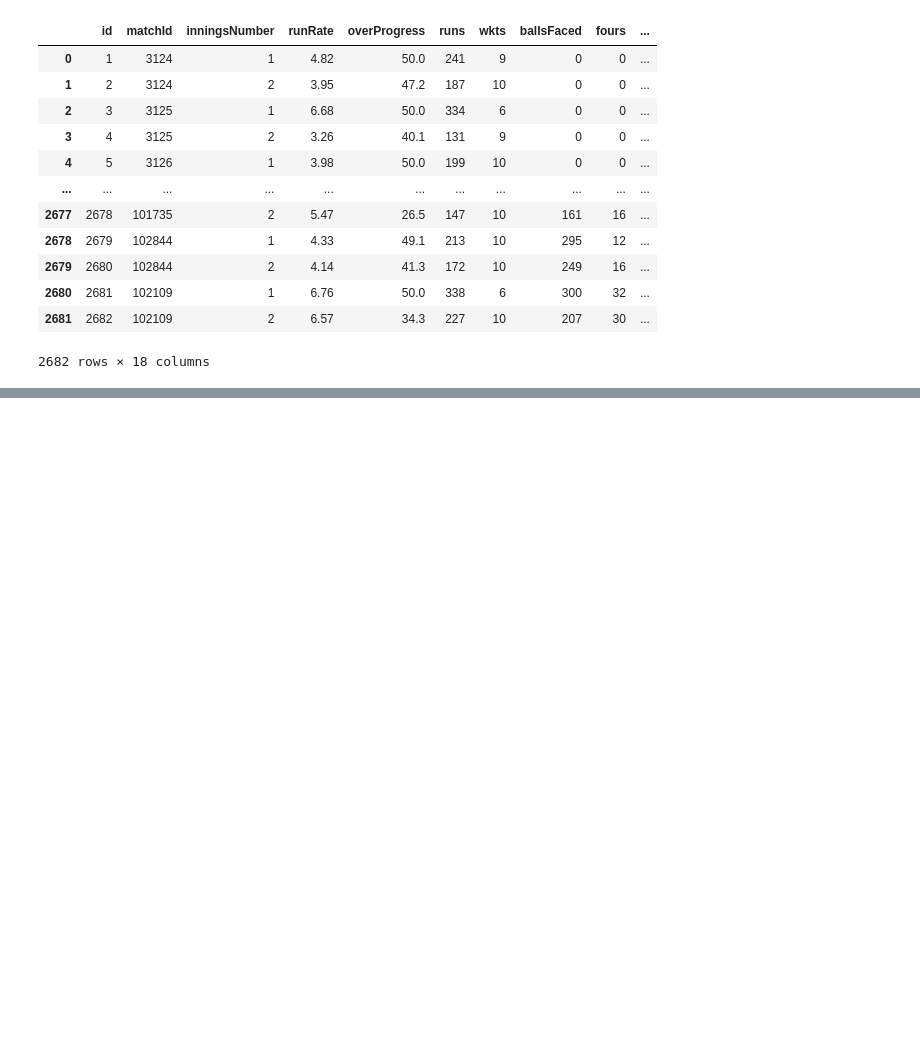
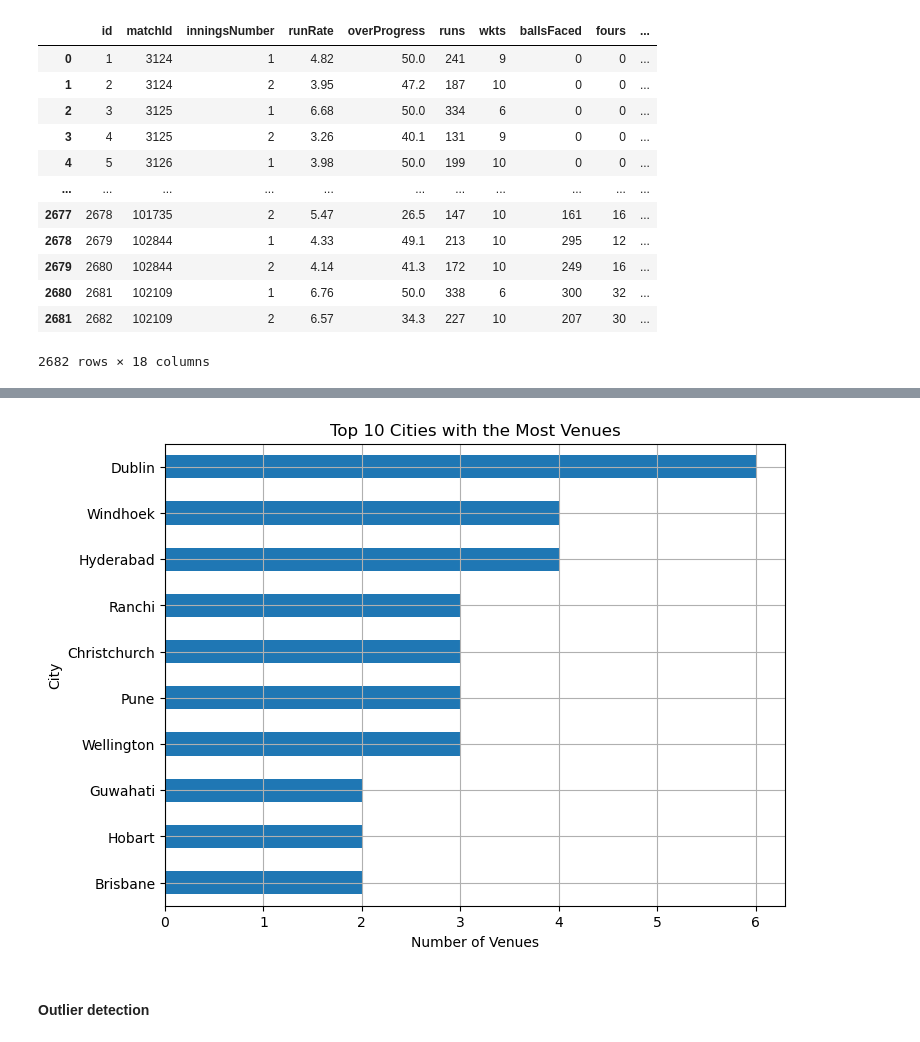
Before and after one commit to hassaanhameed786/Exploring-the-Cricket-World-Cup-An-EDA-Journey, a Jupyter notebook: notebooks/eda_on ICC_wordl_cup.ipynb, the cells around one changed output, grey strips where cells are left out. Saved outputs shown, nothing was run; the diff lists cells and outputs as text; code cells hidden in the pictures; blank space fills up the shorter version.

```diff
--- a/notebooks/eda_on ICC_wordl_cup.ipynb
+++ b/notebooks/eda_on ICC_wordl_cup.ipynb
@@ -204,0 +733,18 @@ df_matches = df_matches.drop_duplicates()
+# %%
+# Assuming 'venues_df' is your DataFrame and 'city' is the column of interest
+city_counts = df_venues['city'].value_counts()
+
+# Selecting the top 10 cities
+top_cities = city_counts.head(10)
+
+# Plotting the horizontal bar chart
+plt.figure(figsize=(8, 6))
+
+top_cities.sort_values().plot(kind='barh')
+plt.grid()
+plt.title('Top 10 Cities with the Most Venues')
+plt.xlabel('Number of Venues')
+plt.ylabel('City')
+plt.show()
+# %% [output]
+[figure, added]
@@ -204,0 +892,2 @@ df_matches = df_matches.drop_duplicates()
+# %% [markdown]
+#### Outlier detection
```
Also changed, not shown: parts of 79 cells of this notebook, 9 other files.
